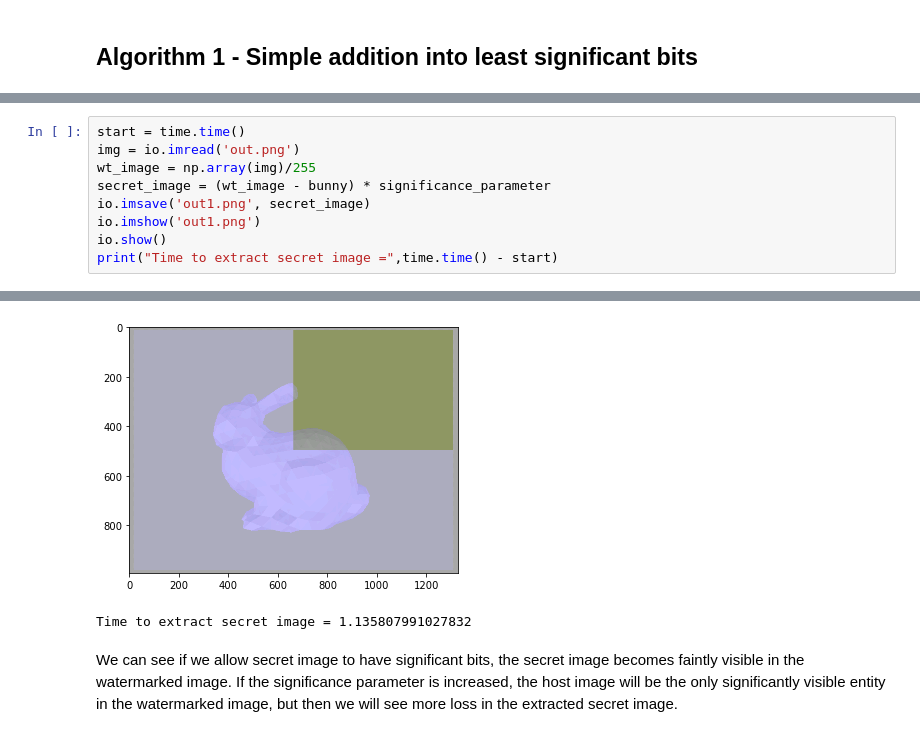
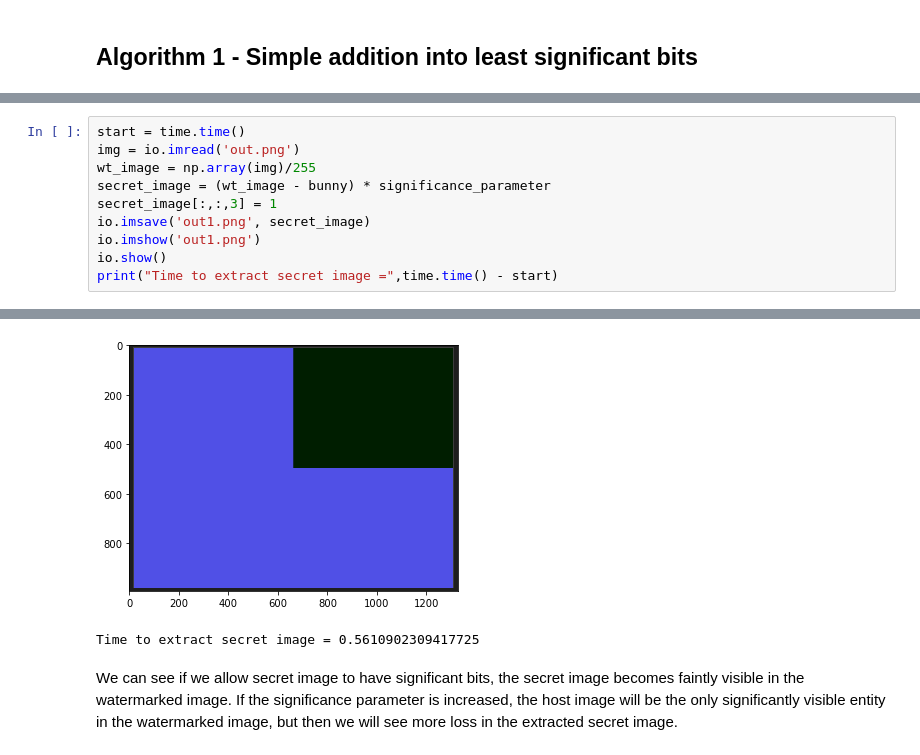
Before and after one commit to parijatparimal29/imageEncryption, a Jupyter notebook: final_demo.ipynb, the cells around one changed output, grey strips where cells are left out. Drawn from its saved outputs; the diff is of its cells as text.

```diff
--- a/final_demo.ipynb
+++ b/final_demo.ipynb
@@ -56,6 +57,7 @@ start = time.time()
 img = io.imread('out.png')
 wt_image = np.array(img)/255
 secret_image = (wt_image - bunny) * significance_parameter
+secret_image[:,:,3] = 1
 io.imsave('out1.png', secret_image)
 io.imshow('out1.png')
 io.show()
@@ -65,5 +67,5 @@ Lossy conversion from float64 to uint8. Range [-0.862745098039216, 0.54901960784
-[figure, old version]
+[figure, new version]
-Time to extract secret image = 1.135807991027832
+Time to extract secret image = 0.5610902309417725
 # %% [markdown]
 We can see if we allow secret image to have significant bits, the secret image becomes faintly visible in the watermarked image. If the significance parameter is increased, the host image will be the only significantly visible entity in the watermarked image, but then we will see more loss in the extracted secret image.
 # %%
```
Also changed, not shown: parts of 68 cells of this notebook, 6 other files.
